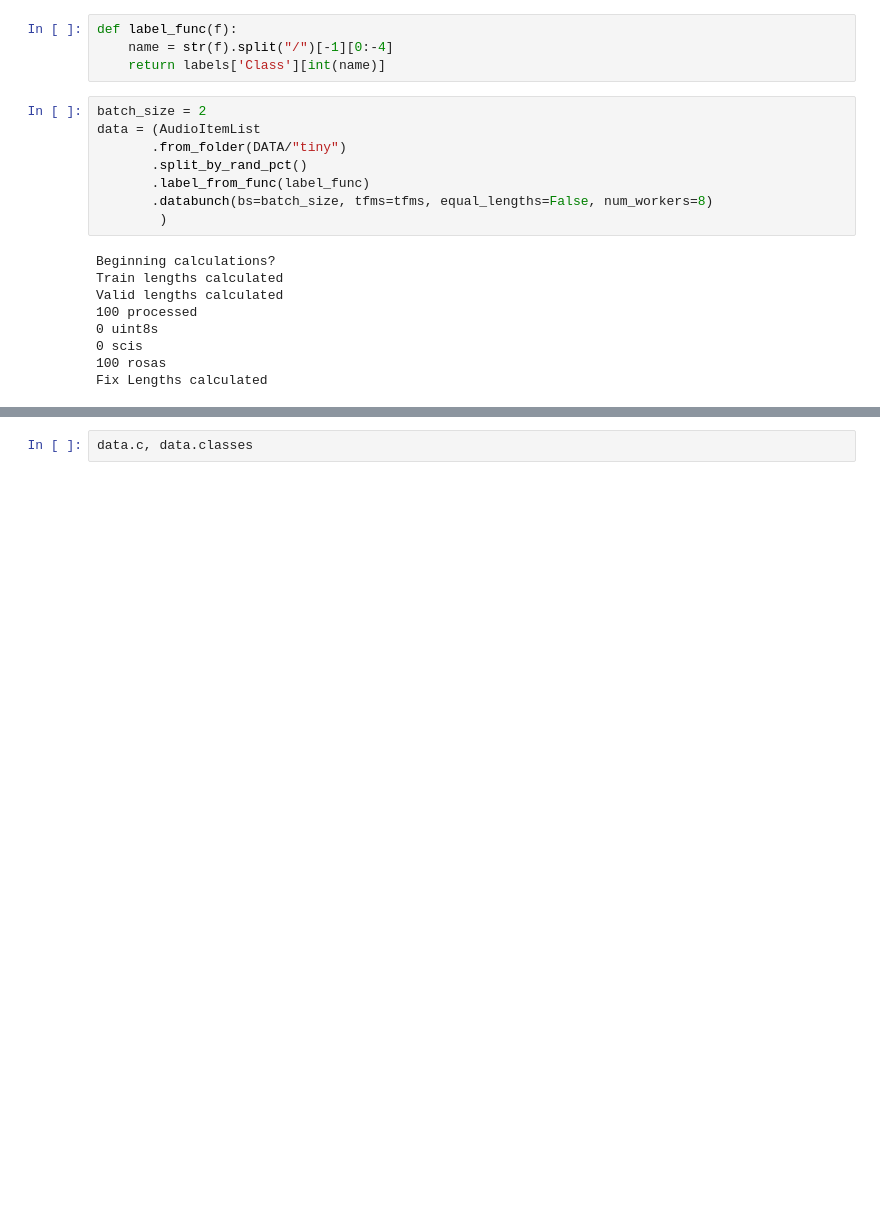
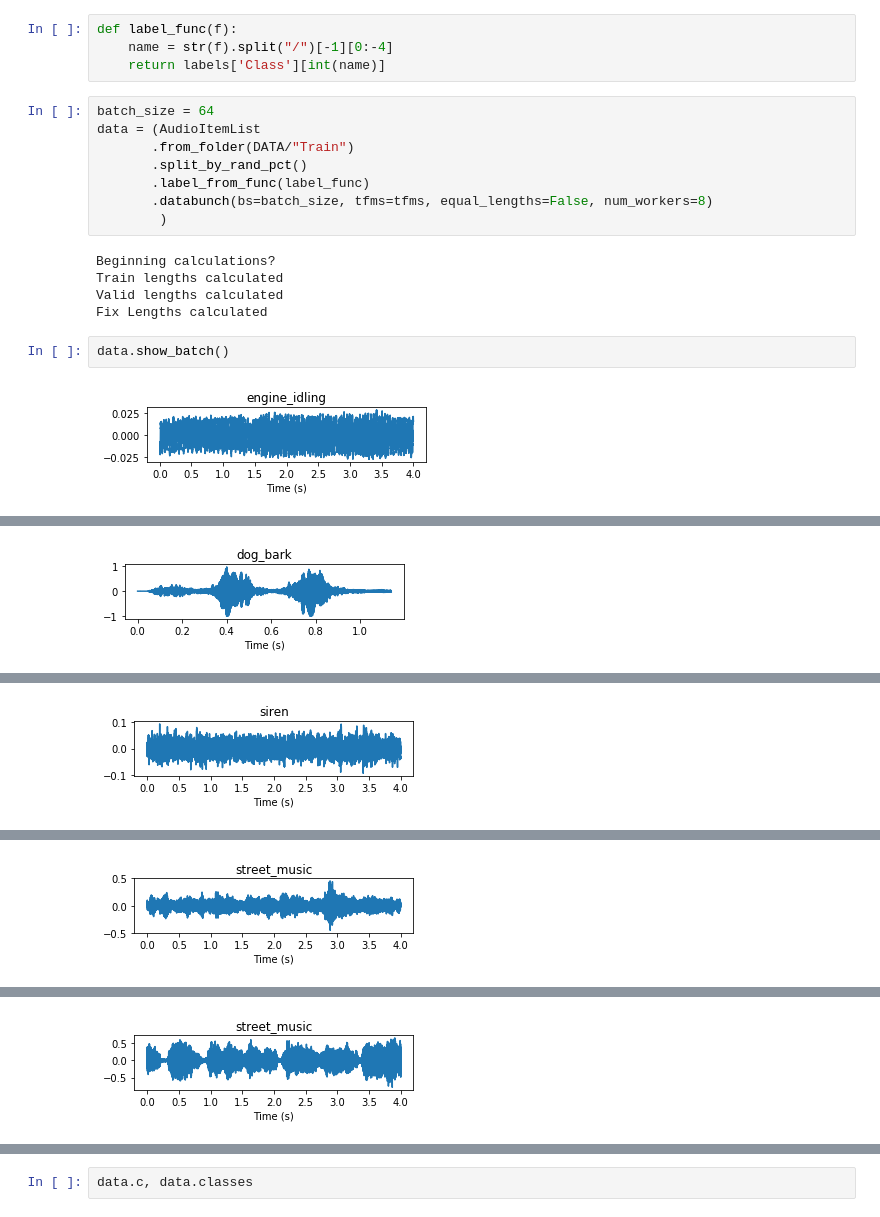
Before and after one commit to zacharyneveu/Machine_Learning, a Jupyter notebook: Project/PythonVersion.ipynb, the cells around one changed output, grey strips where cells are left out. Saved outputs shown, nothing was run; the diff lists cells and outputs as text; blank space fills up the shorter version.

```diff
--- a/Project/PythonVersion.ipynb
+++ b/Project/PythonVersion.ipynb
@@ -23,9 +27,9 @@ def label_func(f):
     name = str(f).split("/")[-1][0:-4]
     return labels['Class'][int(name)]
 # %%
-batch_size = 2
+batch_size = 64
 data = (AudioItemList
-       .from_folder(DATA/"tiny")
+       .from_folder(DATA/"Train")
        .split_by_rand_pct()
        .label_from_func(label_func)
        .databunch(bs=batch_size, tfms=tfms, equal_lengths=False, num_workers=8)
@@ -34,8 +38,8 @@ data = (AudioItemList
 Beginning calculations?
 Train lengths calculated
 Valid lengths calculated
-100 processed
-0 uint8s
-0 scis
-100 rosas
 Fix Lengths calculated
+# %%
+data.show_batch()
+# %% [output]
+[figure, added]
@@ -41,0 +47 @@ Fix Lengths calculated
+[figure, added]
@@ -41,0 +49 @@ Fix Lengths calculated
+[figure, added]
@@ -41,0 +51 @@ Fix Lengths calculated
+[figure, added]
@@ -41,0 +53 @@ Fix Lengths calculated
+[figure, added]
```
Also changed, not shown: parts of 23 cells of this notebook, 9 other files.
